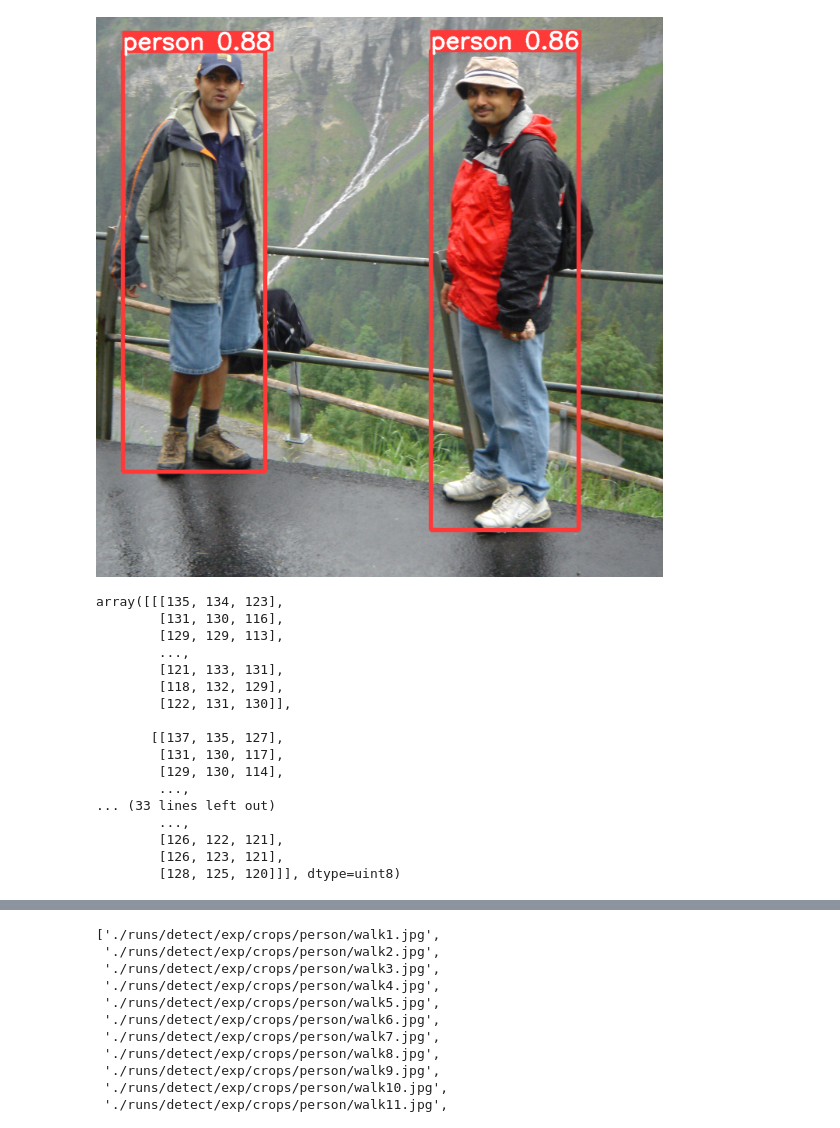
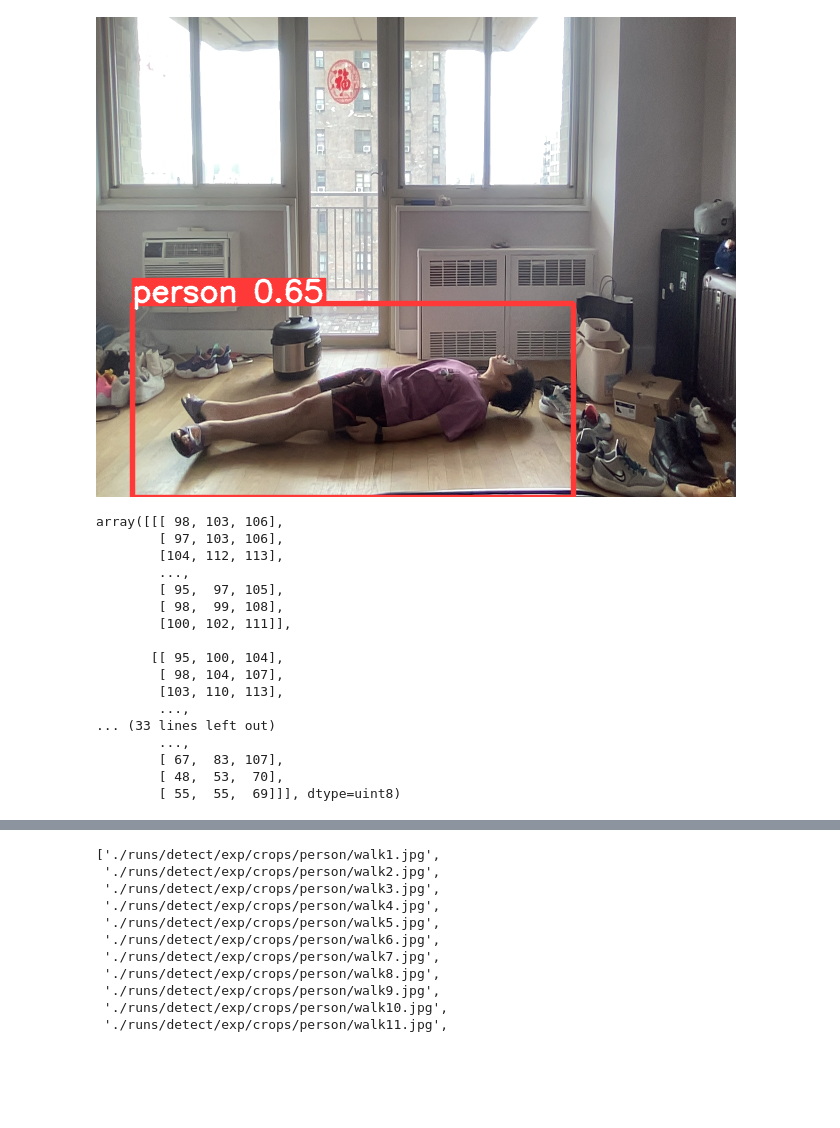
Before and after one commit to Morris135212/Fall_Detection, a Jupyter notebook: Inference.ipynb, the cells around one changed output, grey strips where cells are left out. Saved outputs shown, nothing was run; the diff lists cells and outputs as text; code cells hidden in the pictures; blank space fills up the shorter version.

```diff
--- a/Inference.ipynb
+++ b/Inference.ipynb
@@ -4,33 +4,33 @@ from models.common import DetectMultiBackend
 import torch
 # %%
 weights = "./runs/train/yolov5n/weights/best.pt"
-source = "./dataset/pedestrain/Test/images/crop_000027.png"
+source = "./dataset/Fall_Detection_Object/Test/Fall_Person_valid_000000.png"
 data = "./data/custom.yaml"
 imgsz = (416, 416)
 view_img = True
 
 device = torch.device("cuda") if torch.cuda.is_available() else torch.device("cpu")
 model = DetectMultiBackend(weights, device=device, data=data)
 run(model, device, source=source, imgsz=imgsz, view_img=view_img)
 # %% [output]
-[figure, old version]
+[figure, new version]
-array([[[135, 134, 123],
-        [131, 130, 116],
-        [129, 129, 113],
+array([[[ 98, 103, 106],
+        [ 97, 103, 106],
+        [104, 112, 113],
         ...,
-        [121, 133, 131],
-        [118, 132, 129],
-        [122, 131, 130]],
+        [ 95,  97, 105],
+        [ 98,  99, 108],
+        [100, 102, 111]],
 
-       [[137, 135, 127],
-        [131, 130, 117],
-        [129, 130, 114],
+       [[ 95, 100, 104],
+        [ 98, 104, 107],
+        [103, 110, 113],
         ...,
 ... (33 lines left out)
         ...,
-        [126, 122, 121],
-        [126, 123, 121],
-        [128, 125, 120]]], dtype=uint8)
+        [ 67,  83, 107],
+        [ 48,  53,  70],
+        [ 55,  55,  69]]], dtype=uint8)
 # %%
 from detect.yolo.inference import live_inference
 
```
Also changed, not shown: parts of 1 cell of this notebook, 2 other files.
